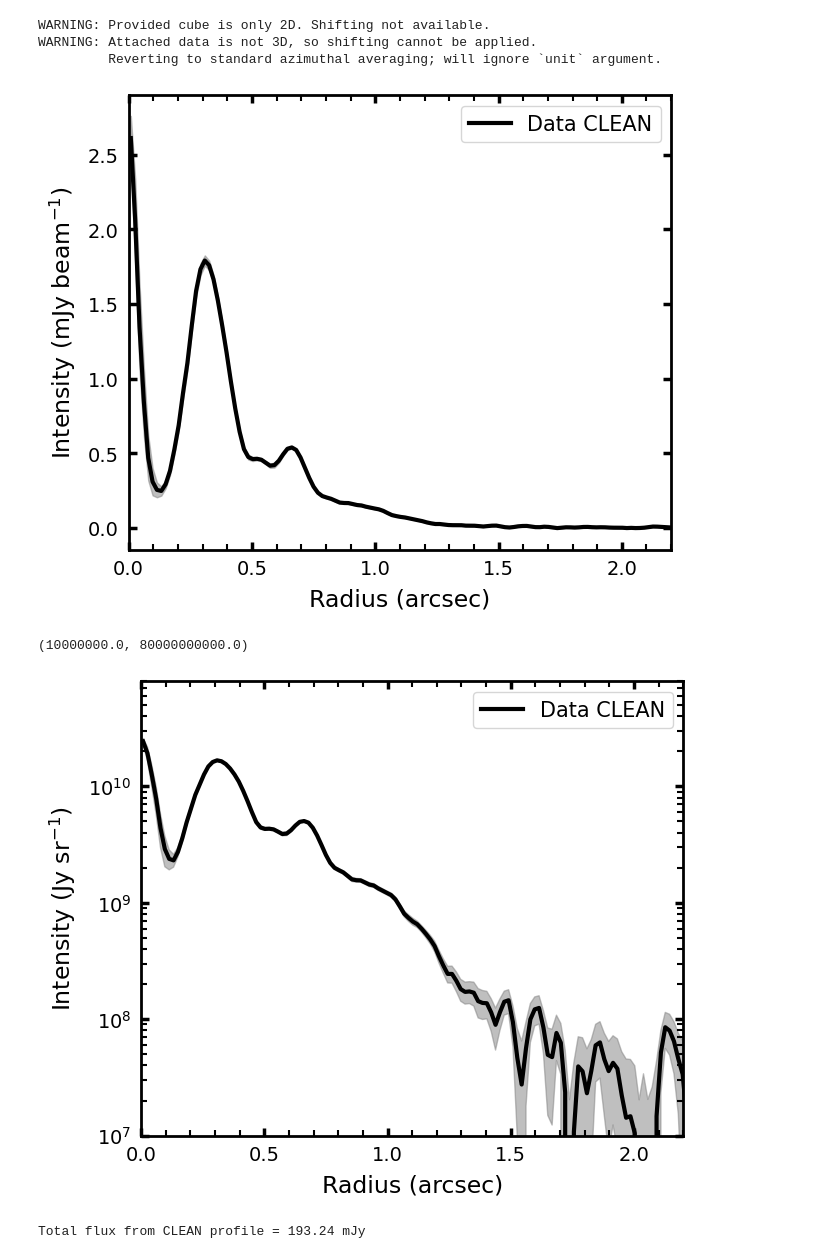
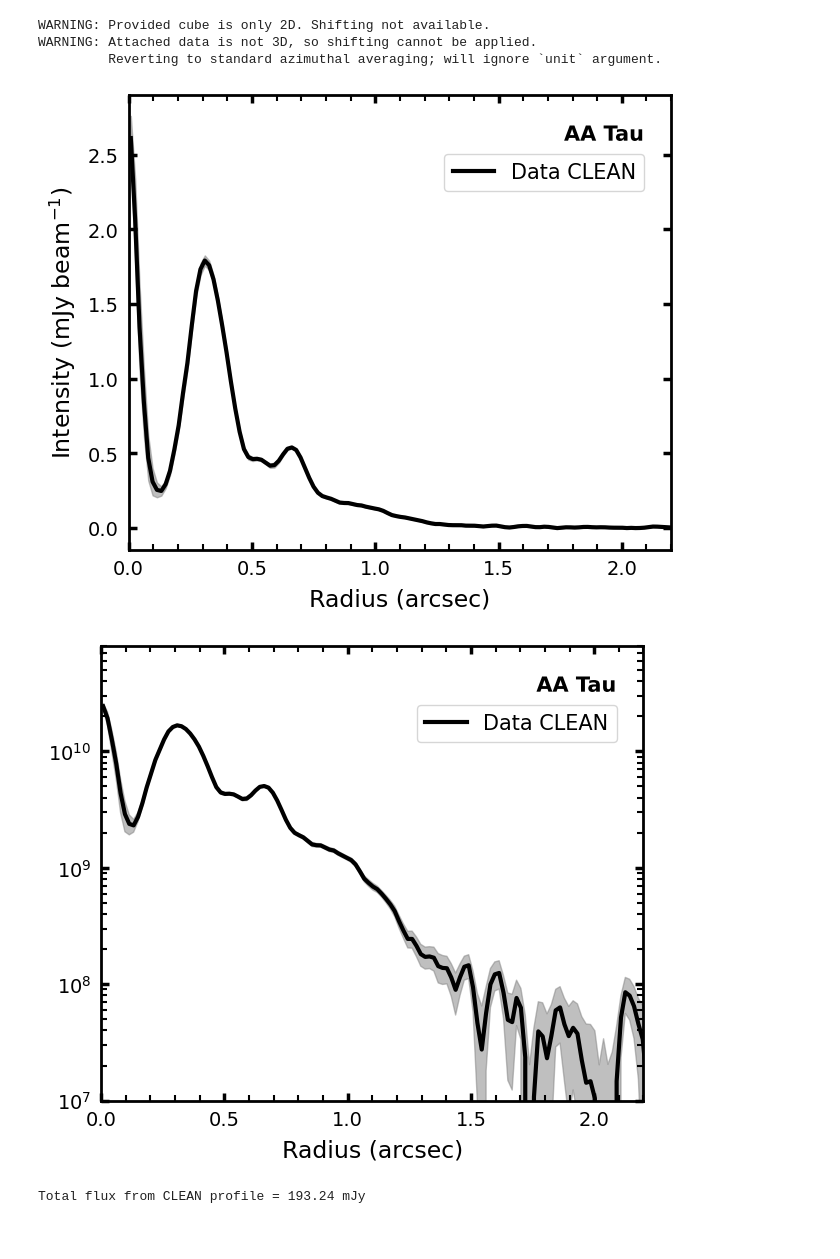
Before and after one commit to pcurone/exoALMA_continuum_pipeline, a Jupyter notebook: analysis/intensity_profile_CLEAN.ipynb, the cells around one changed output. Cells and saved outputs as stored; diff of their text form; code cells hidden in the pictures.

```diff
--- a/analysis/intensity_profile_CLEAN.ipynb
+++ b/analysis/intensity_profile_CLEAN.ipynb
@@ -77,6 +78,11 @@ ax = fig.add_subplot(111)
 
 ax.fill_between(r_clean, (I_clean-dI_clean)*1e3, (I_clean+dI_clean)*1e3, color='gray', alpha=0.5)
 ax.plot(r_clean, I_clean*1e3, 'k', lw=3, label='Data CLEAN')
+
+ax.text(0.95, 0.9, s=target_label,ha='right',
+        transform=ax.transAxes, color='k', fontsize=15, fontweight='bold',
+        path_effects=[patheffects.withStroke(linewidth=5, foreground="w")])
+ax.legend(fontsize=15, bbox_to_anchor=(0.97, 0.83), loc='right')
 
 ax.set_xlim([0, lim])
 ax.xaxis.set_major_locator(MultipleLocator(maj_ticks))
@@ -86,39 +92,40 @@ ax.tick_params(which='major',axis='both',right=True,top=True, labelsize=14, pad=
 ax.tick_params(which='minor',axis='both',right=True,top=True, labelsize=14, pad=7,width=1.5, length=4,direction='in',color='k')
 ax.set_xlabel('Radius (arcsec)', fontsize = 17, labelpad=7)
 ax.set_ylabel('Intensity (mJy beam$^{-1}$)', fontsize = 17, labelpad=7)
-ax.legend(fontsize=15)
 
 for side in ax.spines.keys():
     ax.spines[side].set_linewidth(2)
 # %% [output]
-[figure, old version]
+[figure, new version]
 # %%
 fig = plt.figure(figsize=(7, 5.9))
 ax = fig.add_subplot(111)
 
 ax.fill_between(r_clean, I_clean_b-dI_clean_b, I_clean_b+dI_clean_b, color='gray', alpha=0.5)
 ax.plot(r_clean, I_clean_b, 'k', lw=3, label='Data CLEAN')
+
+ax.text(0.95, 0.9, s=target_label,ha='right',
+        transform=ax.transAxes, color='k', fontsize=15, fontweight='bold',
+        path_effects=[patheffects.withStroke(linewidth=5, foreground="w")])
+ax.legend(fontsize=15, bbox_to_anchor=(0.97, 0.83), loc='right')
+
+ax.set_yscale('log')
+ymin=1e7
+ymax=8e10
+ax.set_ylim([ymin, ymax])
 
 ax.set_xlim([0, lim])
 ax.xaxis.set_major_locator(MultipleLocator(maj_ticks))
 ax.xaxis.set_minor_locator(MultipleLocator(min_ticks))
 
 ax.tick_params(which='major',axis='both',right=True,top=True, labelsize=14, pad=7,width=2.5, length=6,direction='in',color='k')
 ax.tick_params(which='minor',axis='both',right=True,top=True, labelsize=14, pad=7,width=1.5, length=4,direction='in',color='k')
 ax.set_xlabel('Radius (arcsec)', fontsize = 17, labelpad=7)
-ax.set_ylabel('Intensity (Jy sr$^{-1}$)', fontsize = 17, labelpad=7)
-ax.legend(fontsize=15)
 
 for side in ax.spines.keys():
     ax.spines[side].set_linewidth(2)
-
-ax.set_yscale('log')
-ymin=1e7
-ymax=8e10
-ax.set_ylim([ymin, ymax])
 # %% [output]
-(10000000.0, 80000000000.0)
-[figure, old version]
+[figure, new version]
 # %%
 # CLEAN profile
 np.savetxt(f'{target}_CLEAN_profile_robust{robust}.txt',
```
Also changed, not shown: parts of 1 cell of this notebook.
